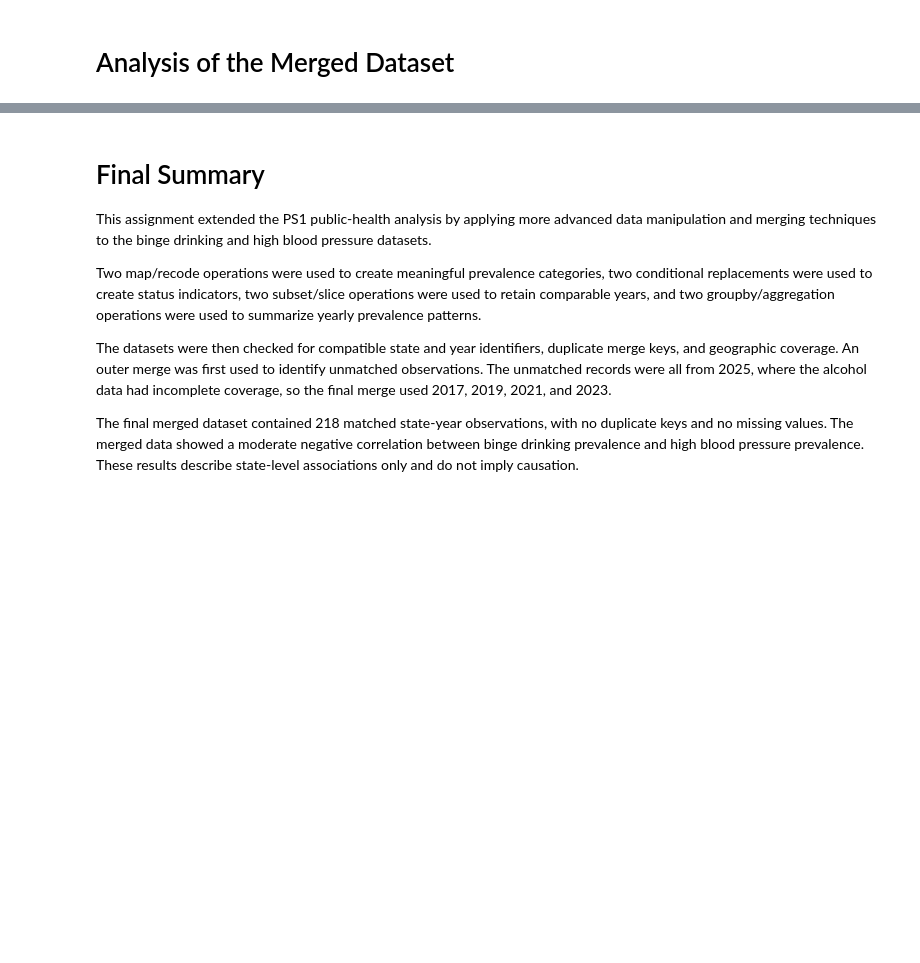
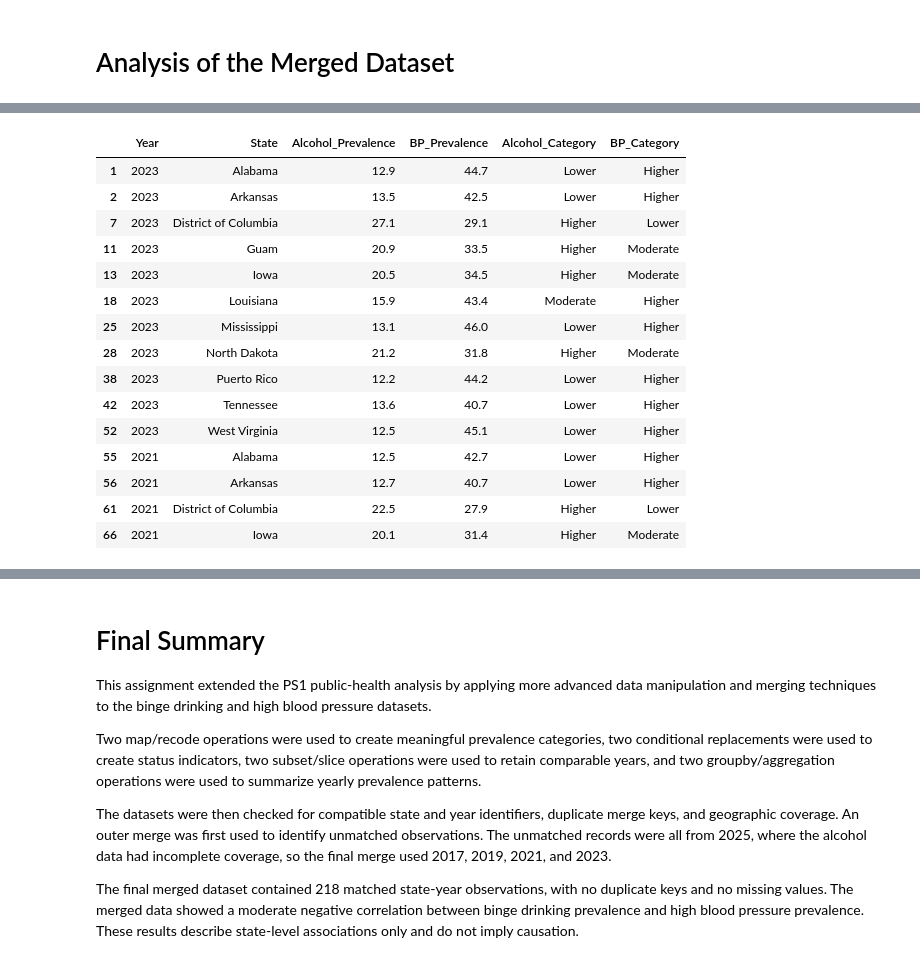
Before and after one commit to YathinKandakatla/DataManagement, a Jupyter notebook: Ps2.ipynb, the cells around one changed output, grey strips where cells are left out. Saved outputs shown, nothing was run; the diff lists cells and outputs as text; code cells hidden in the pictures; blank space fills up the shorter version.

```diff
--- a/Ps2.ipynb
+++ b/Ps2.ipynb
@@ -1066,0 +1095,38 @@ These results describe patterns in state-level aggregate data only. They do not
+# %%
+# Select state-year observations where either binge-drinking prevalence
+# or high blood pressure prevalence is classified as Higher.
+#
+# This creates a meaningful subset of observations where at least one
+# of the two public-health measures is relatively high.
+
+higher_health_subset = health_merged.loc[
+    (health_merged["Alcohol_Category"] == "Higher") |
+    (health_merged["BP_Category"] == "Higher"),
+    [
+        "Year",
+        "State",
+        "Alcohol_Prevalence",
+        "BP_Prevalence",
+        "Alcohol_Category",
+        "BP_Category"
+    ]
+].copy()
+
+higher_health_subset.head(15)
+# %% [output]
+|  | Year | State | Alcohol_Prevalence | BP_Prevalence | Alcohol_Category | BP_Category |
+| 1 | 2023 | Alabama | 12.9 | 44.7 | Lower | Higher |
+| 2 | 2023 | Arkansas | 13.5 | 42.5 | Lower | Higher |
+| 7 | 2023 | District of Columbia | 27.1 | 29.1 | Higher | Lower |
+| 11 | 2023 | Guam | 20.9 | 33.5 | Higher | Moderate |
+| 13 | 2023 | Iowa | 20.5 | 34.5 | Higher | Moderate |
+| 18 | 2023 | Louisiana | 15.9 | 43.4 | Moderate | Higher |
+| 25 | 2023 | Mississippi | 13.1 | 46.0 | Lower | Higher |
+| 28 | 2023 | North Dakota | 21.2 | 31.8 | Higher | Moderate |
+| 38 | 2023 | Puerto Rico | 12.2 | 44.2 | Lower | Higher |
+| 42 | 2023 | Tennessee | 13.6 | 40.7 | Lower | Higher |
+| 52 | 2023 | West Virginia | 12.5 | 45.1 | Lower | Higher |
+| 55 | 2021 | Alabama | 12.5 | 42.7 | Lower | Higher |
+| 56 | 2021 | Arkansas | 12.7 | 40.7 | Lower | Higher |
+| 61 | 2021 | District of Columbia | 22.5 | 27.9 | Higher | Lower |
+| 66 | 2021 | Iowa | 20.1 | 31.4 | Higher | Moderate |
```
Also changed, not shown: parts of 6 cells of this notebook.
